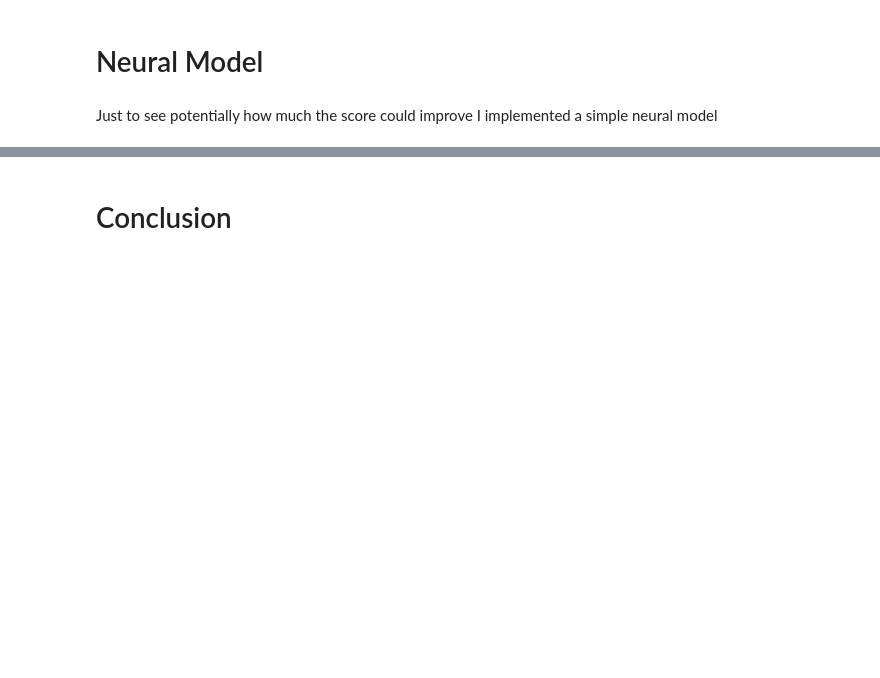
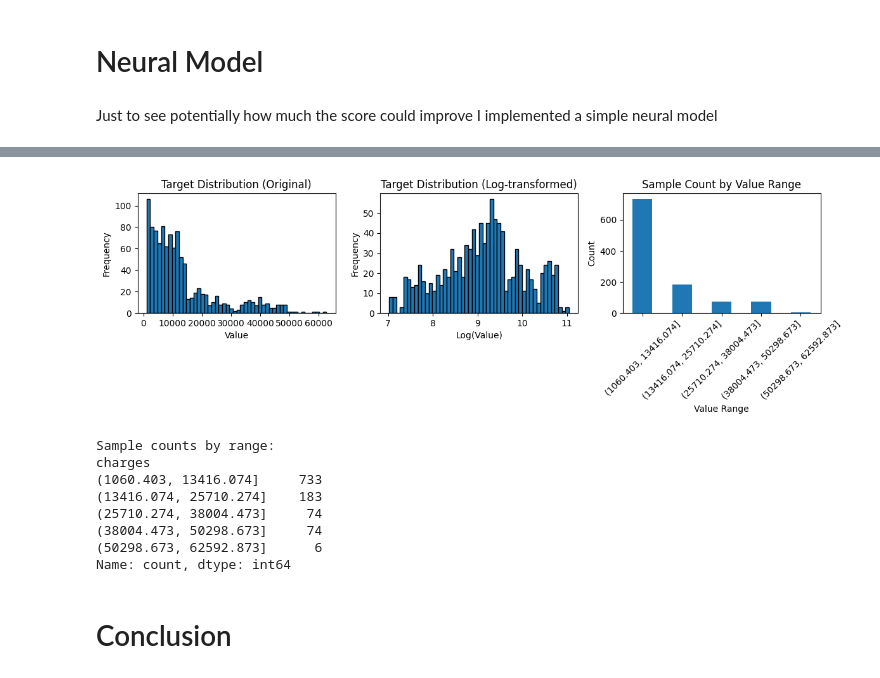
Before and after one commit to SofiaFormenti/Machine-Learning-Project, a Jupyter notebook: Project.ipynb, the cells around one changed output, grey strips where cells are left out. Cells and saved outputs as stored; diff of their text form; code cells hidden in the pictures; blank space fills up the shorter version.

```diff
--- a/Project.ipynb
+++ b/Project.ipynb
@@ -1284,3 +1096,43 @@ R² Score: 0.877534023547556
+# %%
+# Visualize your target distribution
+plt.figure(figsize=(12, 4))
+
+plt.subplot(1, 3, 1)
+plt.hist(y_train, bins=50, edgecolor='black')
+plt.title('Target Distribution (Original)')
+plt.xlabel('Value')
+plt.ylabel('Frequency')
+
+plt.subplot(1, 3, 2)
+plt.hist(np.log1p(y_train), bins=50, edgecolor='black')
+plt.title('Target Distribution (Log-transformed)')
+plt.xlabel('Log(Value)')
+plt.ylabel('Frequency')
+
+plt.subplot(1, 3, 3)
+value_ranges = pd.cut(y_train, bins=5)
+value_ranges.value_counts().sort_index().plot(kind='bar')
+plt.title('Sample Count by Value Range')
+plt.xlabel('Value Range')
+plt.ylabel('Count')
+plt.xticks(rotation=45)
+
+plt.tight_layout()
+plt.show()
+
+# Check sample distribution
+print("Sample counts by range:")
+print(pd.cut(y_train, bins=5).value_counts().sort_index())
+# %% [output]
+[figure, added]
+Sample counts by range:
+charges
+(1060.403, 13416.074]     733
+(13416.074, 25710.274]    183
+(25710.274, 38004.473]     74
+(38004.473, 50298.673]     74
+(50298.673, 62592.873]      6
+Name: count, dtype: int64
 # %% [markdown]
 # Conclusion
 # %% [markdown]
```
Also changed, not shown: parts of 32 cells of this notebook.
